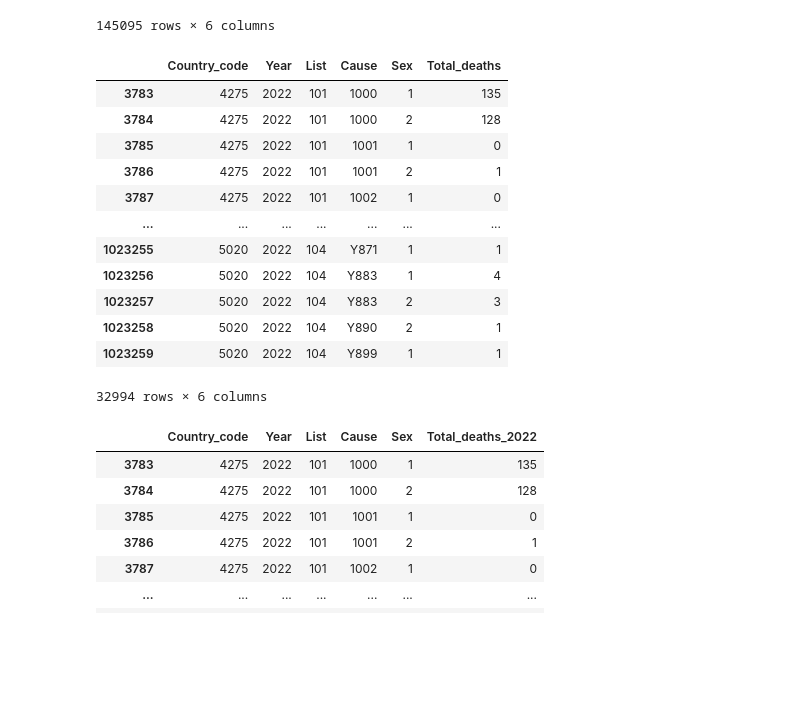
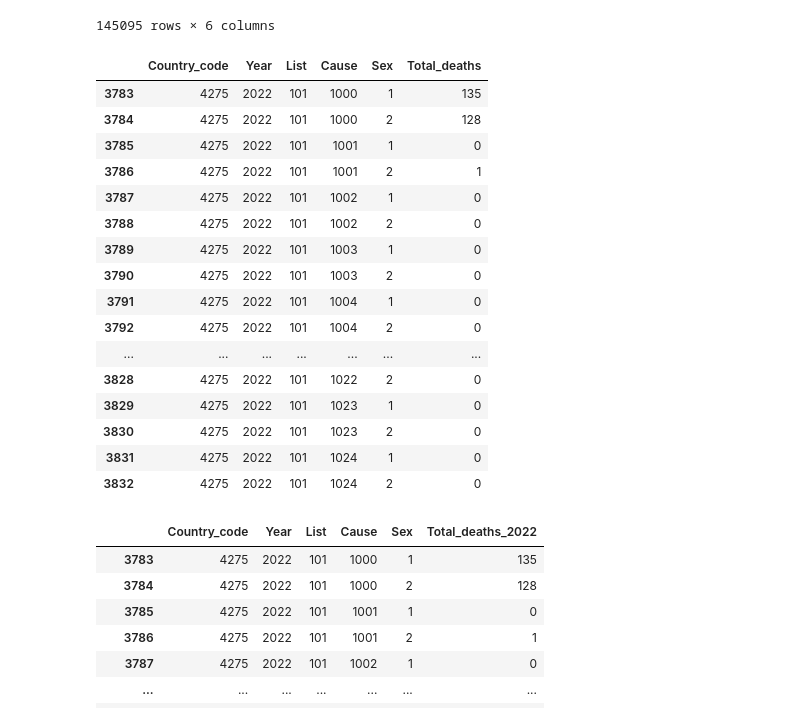
Before and after one commit to feLLpe04/Project3, a Jupyter notebook: reading_files_cleaning_with_Country_Geocoordinates.ipynb, the cells around one changed output. Saved outputs shown, nothing was run; the diff lists cells and outputs as text; code cells hidden in the pictures; blank space fills up the shorter version.

```diff
--- a/reading_files_cleaning_with_Country_Geocoordinates.ipynb
+++ b/reading_files_cleaning_with_Country_Geocoordinates.ipynb
@@ -699,21 +699,25 @@ Total_death_2021_df
 # %%
 # Total Death for year 2022
 morticd10_part5_Total_death_2022_df = morticd10_part5_Total_death_df.loc[morticd10_part5_Total_death_df['Year'] == 2022, : ]
-morticd10_part5_Total_death_2022_df
+morticd10_part5_Total_death_2022_df.head(50)
 # %% [output]
 |  | Country_code | Year | List | Cause | Sex | Total_deaths |
 | 3783 | 4275 | 2022 | 101 | 1000 | 1 | 135 |
 | 3784 | 4275 | 2022 | 101 | 1000 | 2 | 128 |
 | 3785 | 4275 | 2022 | 101 | 1001 | 1 | 0 |
 | 3786 | 4275 | 2022 | 101 | 1001 | 2 | 1 |
 | 3787 | 4275 | 2022 | 101 | 1002 | 1 | 0 |
+| 3788 | 4275 | 2022 | 101 | 1002 | 2 | 0 |
+| 3789 | 4275 | 2022 | 101 | 1003 | 1 | 0 |
+| 3790 | 4275 | 2022 | 101 | 1003 | 2 | 0 |
+| 3791 | 4275 | 2022 | 101 | 1004 | 1 | 0 |
+| 3792 | 4275 | 2022 | 101 | 1004 | 2 | 0 |
 | ... | ... | ... | ... | ... | ... | ... |
-| 1023255 | 5020 | 2022 | 104 | Y871 | 1 | 1 |
-| 1023256 | 5020 | 2022 | 104 | Y883 | 1 | 4 |
-| 1023257 | 5020 | 2022 | 104 | Y883 | 2 | 3 |
-| 1023258 | 5020 | 2022 | 104 | Y890 | 2 | 1 |
-| 1023259 | 5020 | 2022 | 104 | Y899 | 1 | 1 |
+| 3828 | 4275 | 2022 | 101 | 1022 | 2 | 0 |
+| 3829 | 4275 | 2022 | 101 | 1023 | 1 | 0 |
+| 3830 | 4275 | 2022 | 101 | 1023 | 2 | 0 |
+| 3831 | 4275 | 2022 | 101 | 1024 | 1 | 0 |
+| 3832 | 4275 | 2022 | 101 | 1024 | 2 | 0 |
-32994 rows × 6 columns
 # %%
 # Renaming the column Total_death as Toatl_death_2022
 Total_death_2022_df= morticd10_part5_Total_death_2022_df.rename(columns = {'Total_deaths' : 'Total_deaths_2022'})
```
Also changed, not shown: parts of 6 cells of this notebook, 4 other files.
